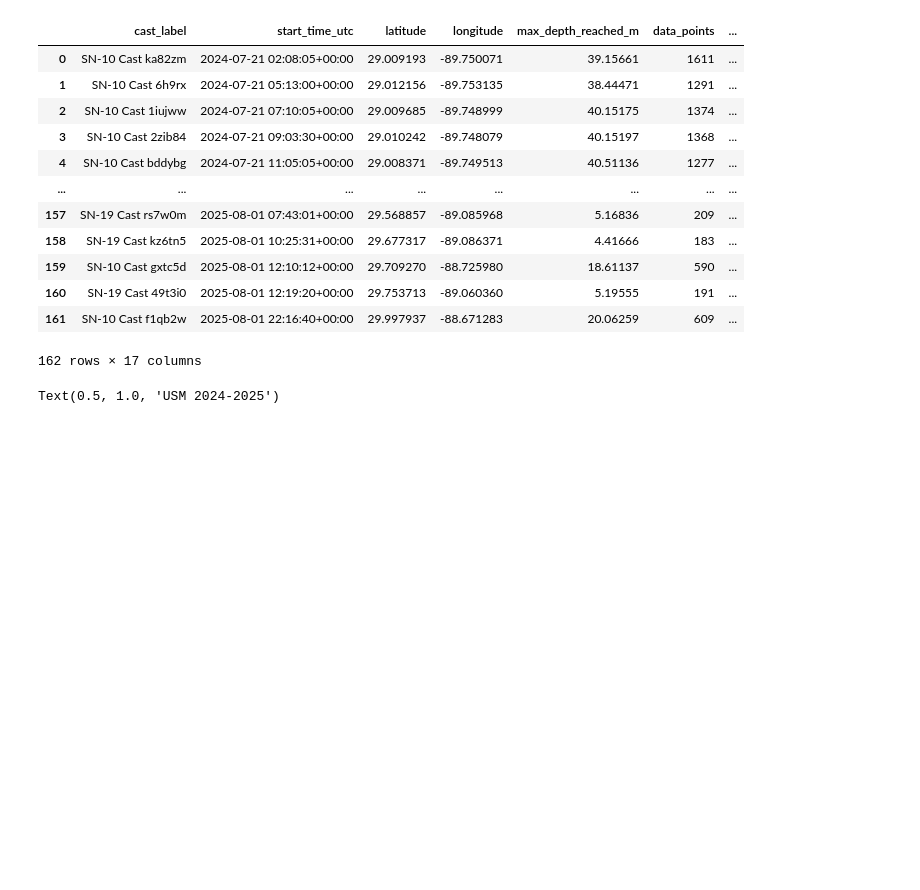
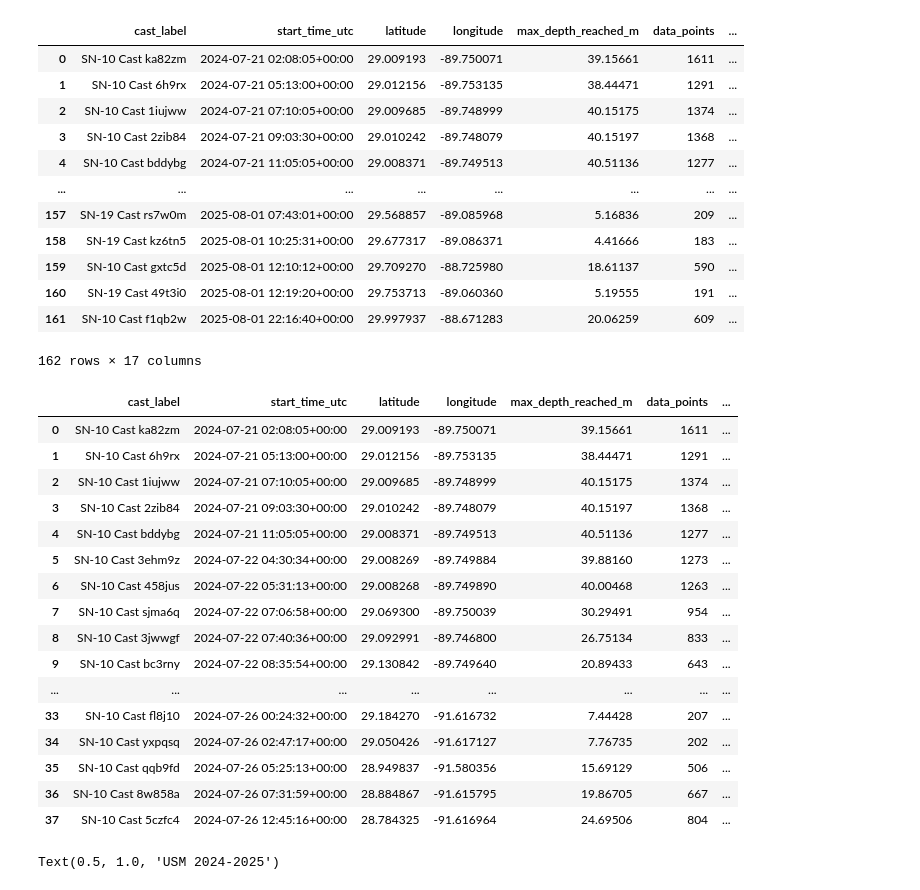
Before and after one commit to fish-pace/2026-proj-hypoxia-zones, a Jupyter notebook: contributor_folders/stormheidinger/gulf_do_24_25.ipynb, the cells around one changed output. Cells and saved outputs as stored; diff of their text form; code cells hidden in the pictures; blank space fills up the shorter version.

```diff
--- a/contributor_folders/stormheidinger/gulf_do_24_25.ipynb
+++ b/contributor_folders/stormheidinger/gulf_do_24_25.ipynb
@@ -119,6 +125,26 @@ uxs_do_df['year'] = uxs_do_df['start_time_utc'].dt.year
 # %%
 uxs_do_df_2024 = uxs_do_df[uxs_do_df['year']==2024]
 uxs_do_df_2025 = uxs_do_df[uxs_do_df['year']==2025]
+# %%
+uxs_do_df_2024
+# %% [output]
+|  | cast_label | start_time_utc | latitude | longitude | max_depth_reached_m | data_points | ... |
+| 0 | SN-10 Cast ka82zm | 2024-07-21 02:08:05+00:00 | 29.009193 | -89.750071 | 39.15661 | 1611 | ... |
+| 1 | SN-10 Cast 6h9rx | 2024-07-21 05:13:00+00:00 | 29.012156 | -89.753135 | 38.44471 | 1291 | ... |
+| 2 | SN-10 Cast 1iujww | 2024-07-21 07:10:05+00:00 | 29.009685 | -89.748999 | 40.15175 | 1374 | ... |
+| 3 | SN-10 Cast 2zib84 | 2024-07-21 09:03:30+00:00 | 29.010242 | -89.748079 | 40.15197 | 1368 | ... |
+| 4 | SN-10 Cast bddybg | 2024-07-21 11:05:05+00:00 | 29.008371 | -89.749513 | 40.51136 | 1277 | ... |
+| 5 | SN-10 Cast 3ehm9z | 2024-07-22 04:30:34+00:00 | 29.008269 | -89.749884 | 39.88160 | 1273 | ... |
+| 6 | SN-10 Cast 458jus | 2024-07-22 05:31:13+00:00 | 29.008268 | -89.749890 | 40.00468 | 1263 | ... |
+| 7 | SN-10 Cast sjma6q | 2024-07-22 07:06:58+00:00 | 29.069300 | -89.750039 | 30.29491 | 954 | ... |
+| 8 | SN-10 Cast 3jwwgf | 2024-07-22 07:40:36+00:00 | 29.092991 | -89.746800 | 26.75134 | 833 | ... |
+| 9 | SN-10 Cast bc3rny | 2024-07-22 08:35:54+00:00 | 29.130842 | -89.749640 | 20.89433 | 643 | ... |
+| ... | ... | ... | ... | ... | ... | ... | ... |
+| 33 | SN-10 Cast fl8j10 | 2024-07-26 00:24:32+00:00 | 29.184270 | -91.616732 | 7.44428 | 207 | ... |
+| 34 | SN-10 Cast yxpqsq | 2024-07-26 02:47:17+00:00 | 29.050426 | -91.617127 | 7.76735 | 202 | ... |
+| 35 | SN-10 Cast qqb9fd | 2024-07-26 05:25:13+00:00 | 28.949837 | -91.580356 | 15.69129 | 506 | ... |
+| 36 | SN-10 Cast 8w858a | 2024-07-26 07:31:59+00:00 | 28.884867 | -91.615795 | 19.86705 | 667 | ... |
+| 37 | SN-10 Cast 5czfc4 | 2024-07-26 12:45:16+00:00 | 28.784325 | -91.616964 | 24.69506 | 804 | ... |
 # %%
 fig1, ax1 = plt.subplots()
 ax1.scatter(uxs_do_df_2024['max_depth_reached_m'],uxs_do_df_2024['do_at_max_depth_mgl'],label='2024')
```
Also changed, not shown: parts of 11 cells of this notebook.
